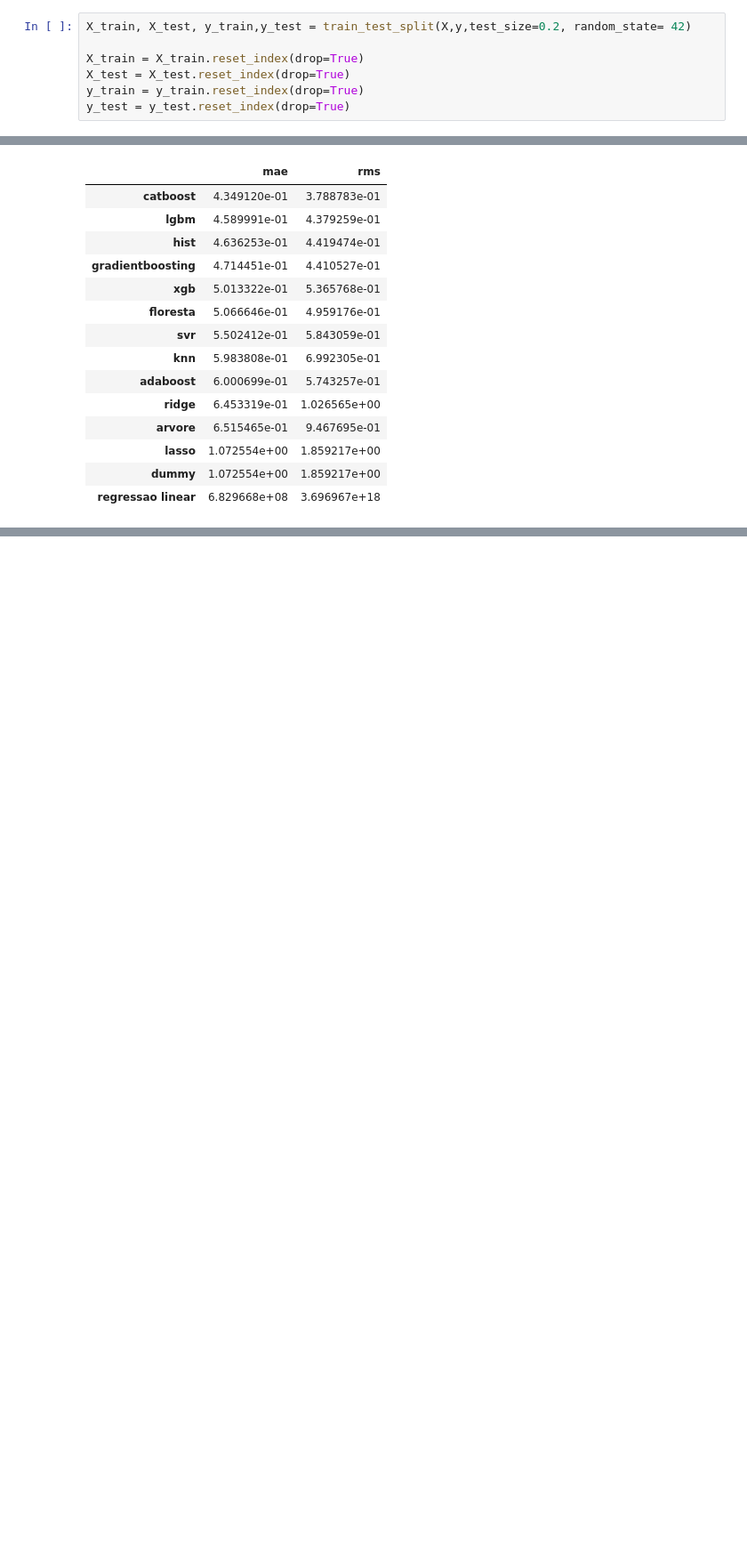
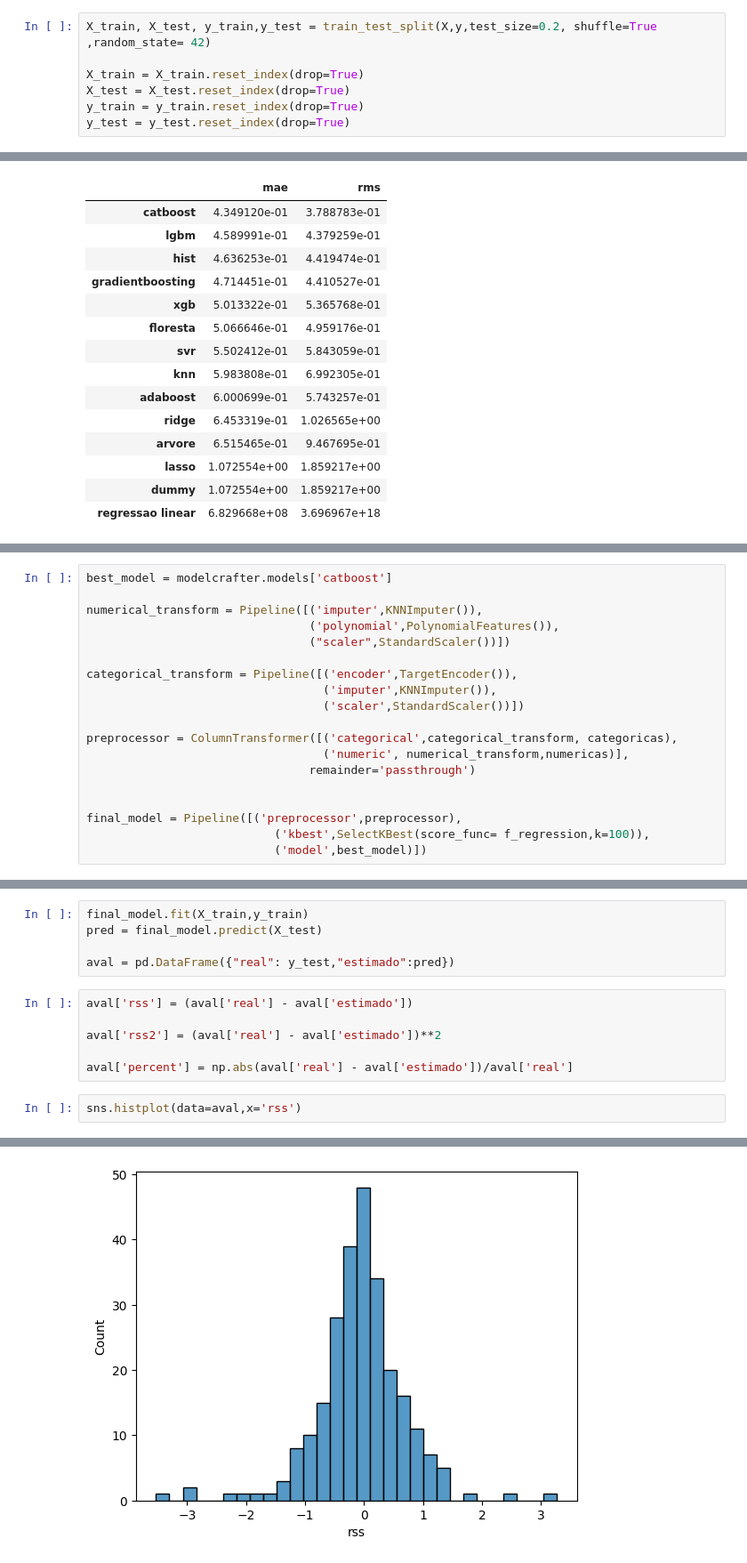
Before and after one commit to Alexandre-Esposte/Machine-learning-aplicado-f-sica, a Jupyter notebook: lista4-project2/lista4-project2.ipynb, the cells around one changed output, grey strips where cells are left out. Shown at 89% size. Cells and saved outputs as stored; diff of their text form; blank space fills up the shorter version.

```diff
--- a/lista4-project2/lista4-project2.ipynb
+++ b/lista4-project2/lista4-project2.ipynb
@@ -534,7 +534,7 @@ Numéricas: Index(['media_Z', 'media_pon_Z', 'max_Z', 'min_Z', 'desvio_Z', 'desv
 # %% [markdown]
 **Vamos dividir em treino e teste na proporção 80/20.**
 # %%
-X_train, X_test, y_train,y_test = train_test_split(X,y,test_size=0.2, random_state= 42)
+X_train, X_test, y_train,y_test = train_test_split(X,y,test_size=0.2, shuffle=True ,random_state= 42)
 
 X_train = X_train.reset_index(drop=True)
 X_test = X_test.reset_index(drop=True)
@@ -787,0 +859,19 @@ com_polynomial.sort_values(by='mae',ascending=True)
+# %%
+best_model = modelcrafter.models['catboost']
+
+numerical_transform = Pipeline([('imputer',KNNImputer()),
+                                ('polynomial',PolynomialFeatures()),
+                                ("scaler",StandardScaler())])
+
+categorical_transform = Pipeline([('encoder',TargetEncoder()),
+                                  ('imputer',KNNImputer()),
+                                  ('scaler',StandardScaler())])
+
+preprocessor = ColumnTransformer([('categorical',categorical_transform, categoricas),
+                                  ('numeric', numerical_transform,numericas)],
+                                remainder='passthrough')
+
+
+final_model = Pipeline([('preprocessor',preprocessor),
+                           ('kbest',SelectKBest(score_func= f_regression,k=100)),
+                           ('model',best_model)])
@@ -787,0 +898,14 @@ com_polynomial.sort_values(by='mae',ascending=True)
+# %%
+final_model.fit(X_train,y_train)
+pred = final_model.predict(X_test)
+
+aval = pd.DataFrame({"real": y_test,"estimado":pred})
+# %%
+aval['rss'] = (aval['real'] - aval['estimado'])
+
+aval['rss2'] = (aval['real'] - aval['estimado'])**2
+
+aval['percent'] = np.abs(aval['real'] - aval['estimado'])/aval['real']
+# %%
+sns.histplot(data=aval,x='rss')
+# %% [output]
@@ -787,0 +913 @@ com_polynomial.sort_values(by='mae',ascending=True)
+[figure, added]
```
Also changed, not shown: parts of 21 cells of this notebook, 4 other files.
